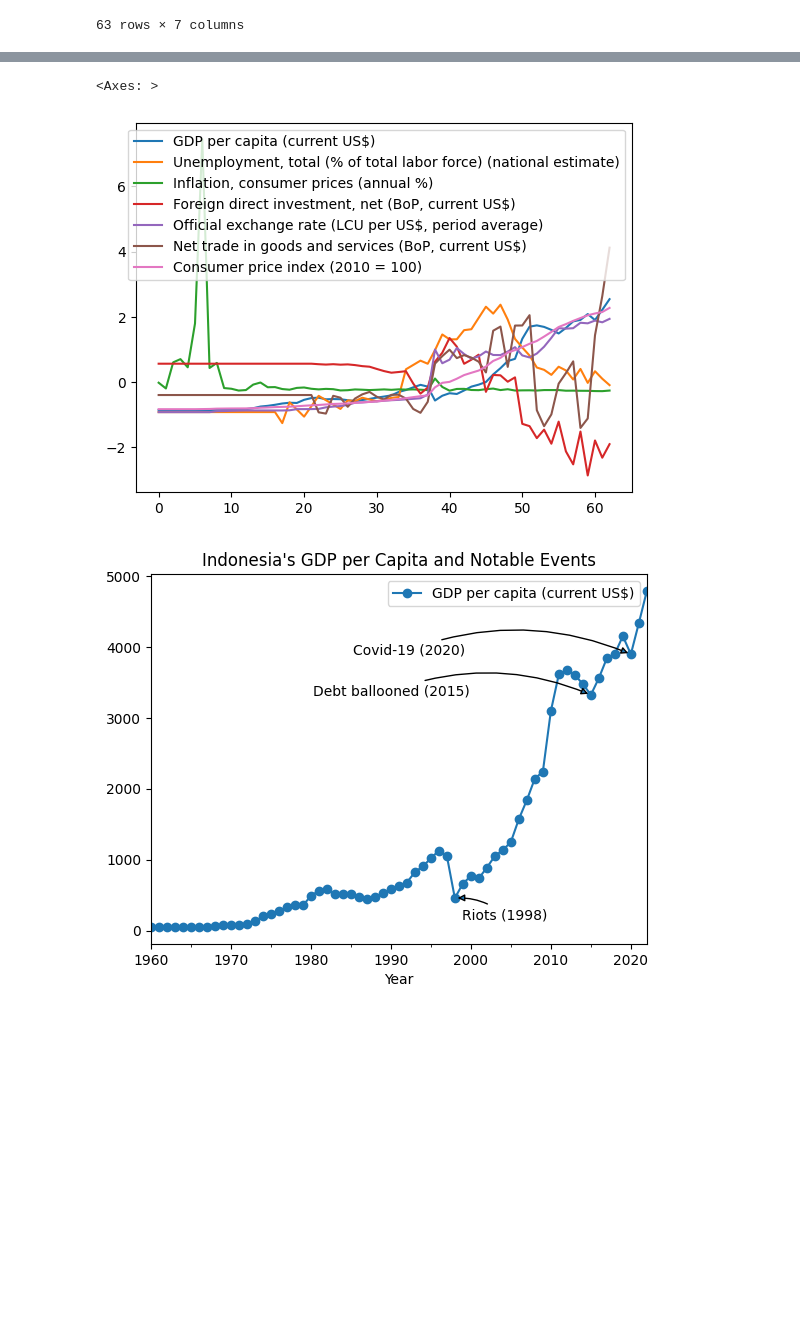
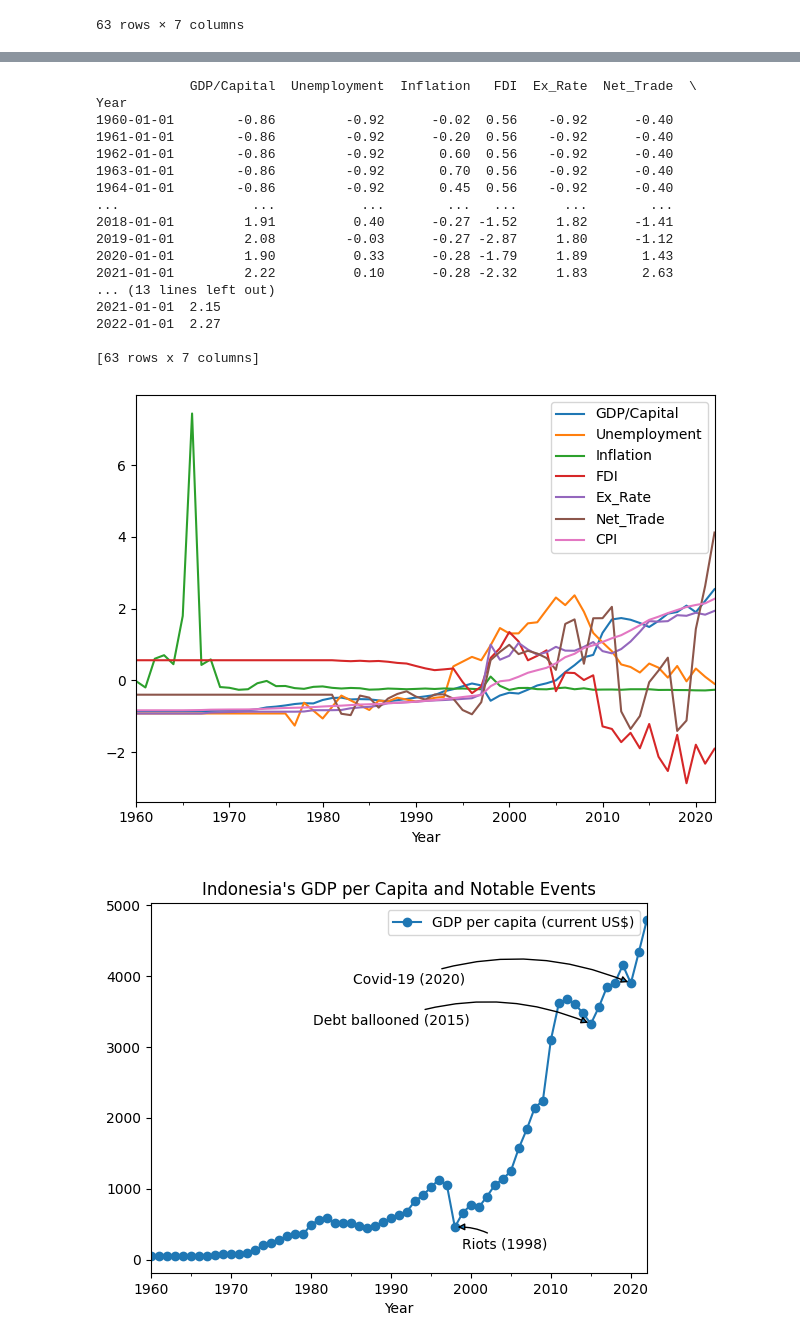
Before and after one commit to rizal-mujahiddan/Analyst_Economy_Indonesia, a Jupyter notebook: world-development-indicators-code.ipynb, the cells around one changed output, grey strips where cells are left out. Drawn from its saved outputs; the diff is of its cells as text; code cells hidden in the pictures; blank space fills up the shorter version.

```diff
--- a/world-development-indicators-code.ipynb
+++ b/world-development-indicators-code.ipynb
@@ -398,17 +398,49 @@ indonesia_df.describe().T
 | Net trade in goods and services (... | 63.00 | 5795387231.46 | 8959519567.30 | -6713373307.25 | 1911000000.00 | 2257000000.00 | 10368686476.96 | 42426606023.75 |
 | Consumer price index (2010 = 100) | 63.00 | 43.71 | 52.91 | 0.00 | 3.09 | 13.84 | 80.18 | 163.07 |
 # %%
+import matplotlib.pyplot as plt
+
 from sklearn.preprocessing import StandardScaler
 
 SS = StandardScaler()
 
 cobasaja = SS.fit_transform(indonesia_df)
+cobasaja = pd.DataFrame(cobasaja,
+                        columns=indonesia_df.columns,
+                        index=indonesia_df.index,
+                       )
+cobasaja.columns = ['GDP/Capital',
+                    'Unemployment',                    'Inflation',
+                    'FDI',
+                    'Ex_Rate',
+                    'Net_Trade',
+                    'CPI',
+                   ]
 
-cobasaja = pd.DataFrame(cobasaja, columns=indonesia_df.columns)
+print(cobasaja)
 cobasaja.plot()
+plt.tight_layout()
+plt.savefig('Standarized_MacroEconomic.png')
+plt.show()
 # %% [output]
-<Axes: >
+            GDP/Capital  Unemployment  Inflation   FDI  Ex_Rate  Net_Trade  \
+Year
+1960-01-01        -0.86         -0.92      -0.02  0.56    -0.92      -0.40
+1961-01-01        -0.86         -0.92      -0.20  0.56    -0.92      -0.40
+1962-01-01        -0.86         -0.92       0.60  0.56    -0.92      -0.40
+1963-01-01        -0.86         -0.92       0.70  0.56    -0.92      -0.40
+1964-01-01        -0.86         -0.92       0.45  0.56    -0.92      -0.40
+...                 ...           ...        ...   ...      ...        ...
+2018-01-01         1.91          0.40      -0.27 -1.52     1.82      -1.41
+2019-01-01         2.08         -0.03      -0.27 -2.87     1.80      -1.12
+2020-01-01         1.90          0.33      -0.28 -1.79     1.89       1.43
+2021-01-01         2.22          0.10      -0.28 -2.32     1.83       2.63
+... (13 lines left out)
+2021-01-01  2.15
+2022-01-01  2.27
+
+[63 rows x 7 columns]
-[figure, old version]
+[figure, new version]
 # %%
 import pandas as pd
 import matplotlib.pyplot as plt
```
Also changed, not shown: parts of 69 cells of this notebook.
